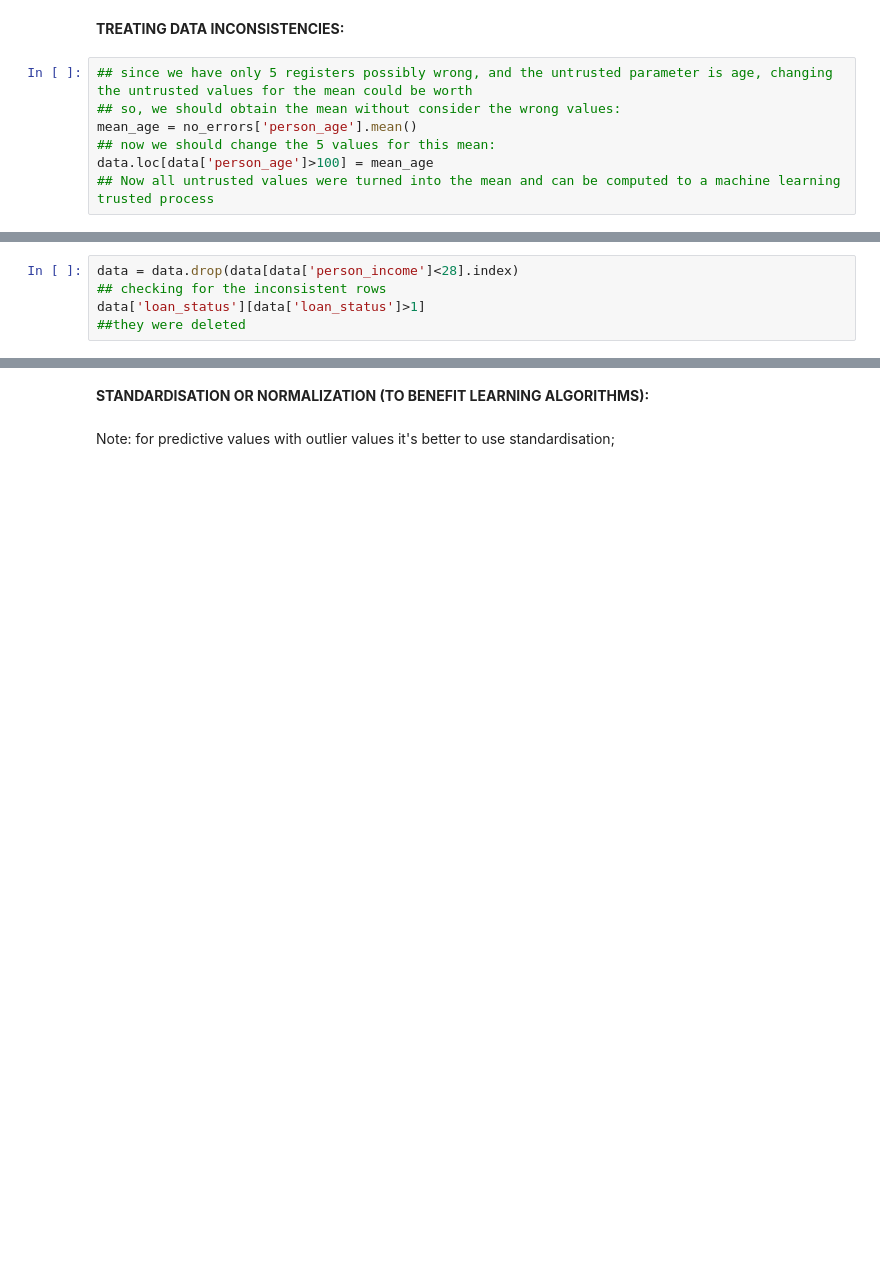
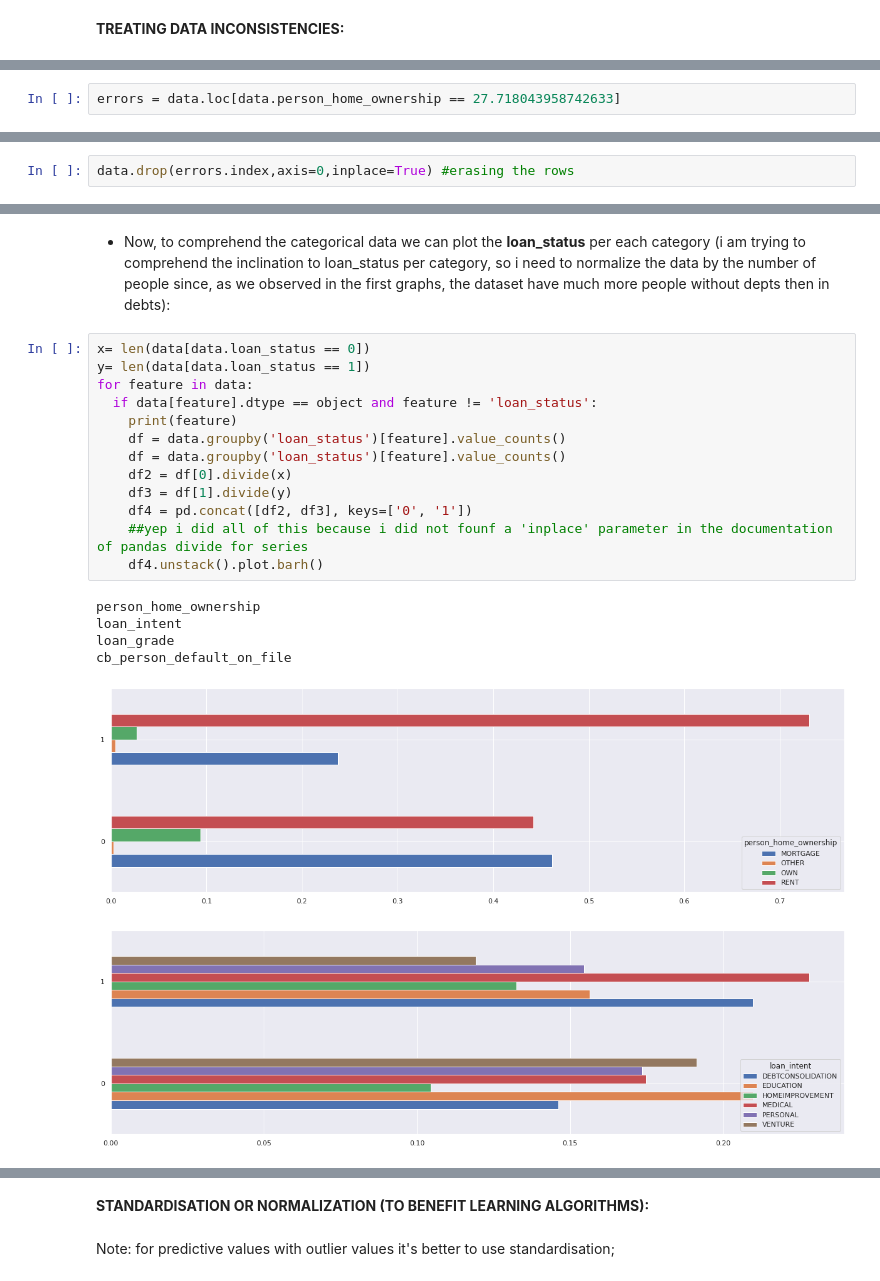
Before and after one commit to gustavods07/Credit-Risk-Data-Analysis, a Jupyter notebook: credit_risk_data_analysis.ipynb, the cells around one changed output, grey strips where cells are left out. Saved outputs shown, nothing was run; the diff lists cells and outputs as text; blank space fills up the shorter version.

```diff
--- a/credit_risk_data_analysis.ipynb
+++ b/credit_risk_data_analysis.ipynb
@@ -145,9 +138,2 @@ print(len(data),len(no_errors))
 # %% [markdown]
 **TREATING DATA INCONSISTENCIES:**
-# %%
-## since we have only 5 registers possibly wrong, and the untrusted parameter is age, changing the untrusted values for the mean could be worth
-## so, we should obtain the mean without consider the wrong values:
-mean_age = no_errors['person_age'].mean()
-## now we should change the 5 values for this mean:
-data.loc[data['person_age']>100] = mean_age
-## Now all untrusted values were turned into the mean and can be computed to a machine learning trusted process
@@ -209,5 +139,0 @@ data[data['person_income'] < 28]
-# %%
-data = data.drop(data[data['person_income']<28].index)
-## checking for the inconsistent rows
-data['loan_status'][data['loan_status']>1]
-##they were deleted
@@ -227,0 +175,2 @@ expected = data.iloc[:,8].values
+# %%
+errors = data.loc[data.person_home_ownership == 27.718043958742633]
@@ -227,0 +180,2 @@ expected = data.iloc[:,8].values
+# %%
+data.drop(errors.index,axis=0,inplace=True) #erasing the rows
@@ -227,0 +197,22 @@ expected = data.iloc[:,8].values
+# %% [markdown]
+* Now, to comprehend the categorical data we can plot the **loan_status** per each category (i am trying to comprehend the inclination to loan_status per category, so i need to normalize the data by the number of people since, as we observed in the first graphs, the dataset have much more people without depts then in debts):
+# %%
+x= len(data[data.loan_status == 0])
+y= len(data[data.loan_status == 1])
+for feature in data:
+  if data[feature].dtype == object and feature != 'loan_status':
+    print(feature)
+    df = data.groupby('loan_status')[feature].value_counts()
+    df = data.groupby('loan_status')[feature].value_counts()
+    df2 = df[0].divide(x)
+    df3 = df[1].divide(y)
+    df4 = pd.concat([df2, df3], keys=['0', '1'])
+    ##yep i did all of this because i did not founf a 'inplace' parameter in the documentation of pandas divide for series
+    df4.unstack().plot.barh()
+# %% [output]
+person_home_ownership
+loan_intent
+loan_grade
+cb_person_default_on_file
+[figure, added]
+[figure, added]
```
Also changed, not shown: parts of 81 cells of this notebook.
